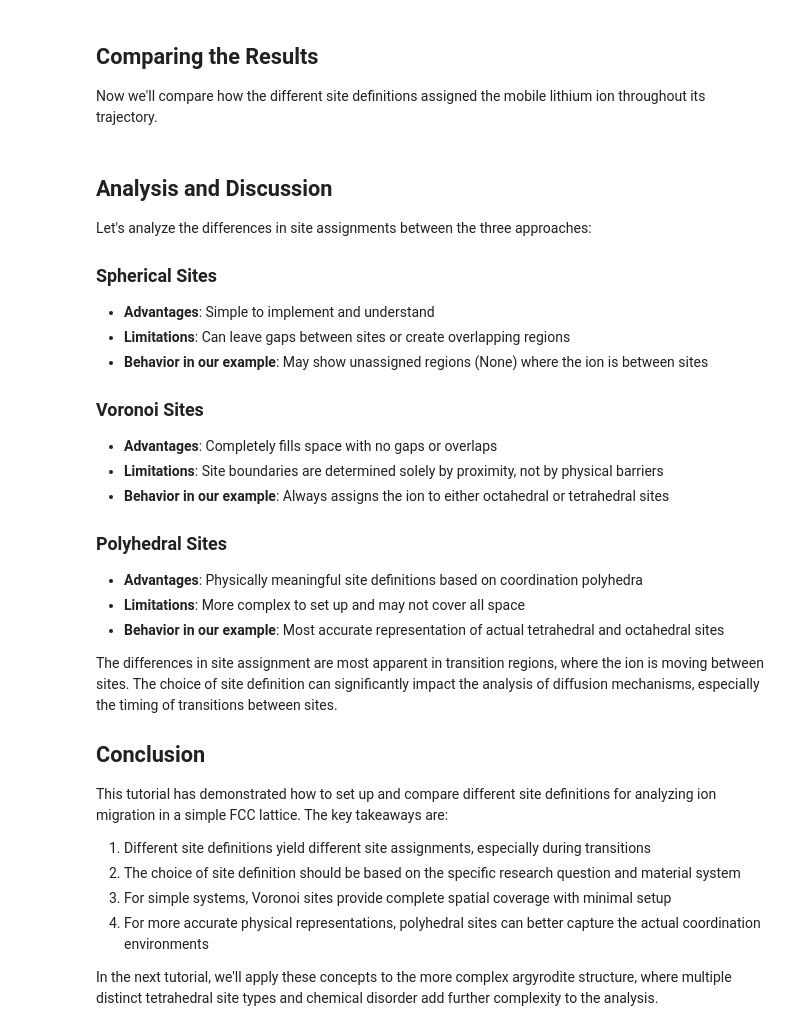
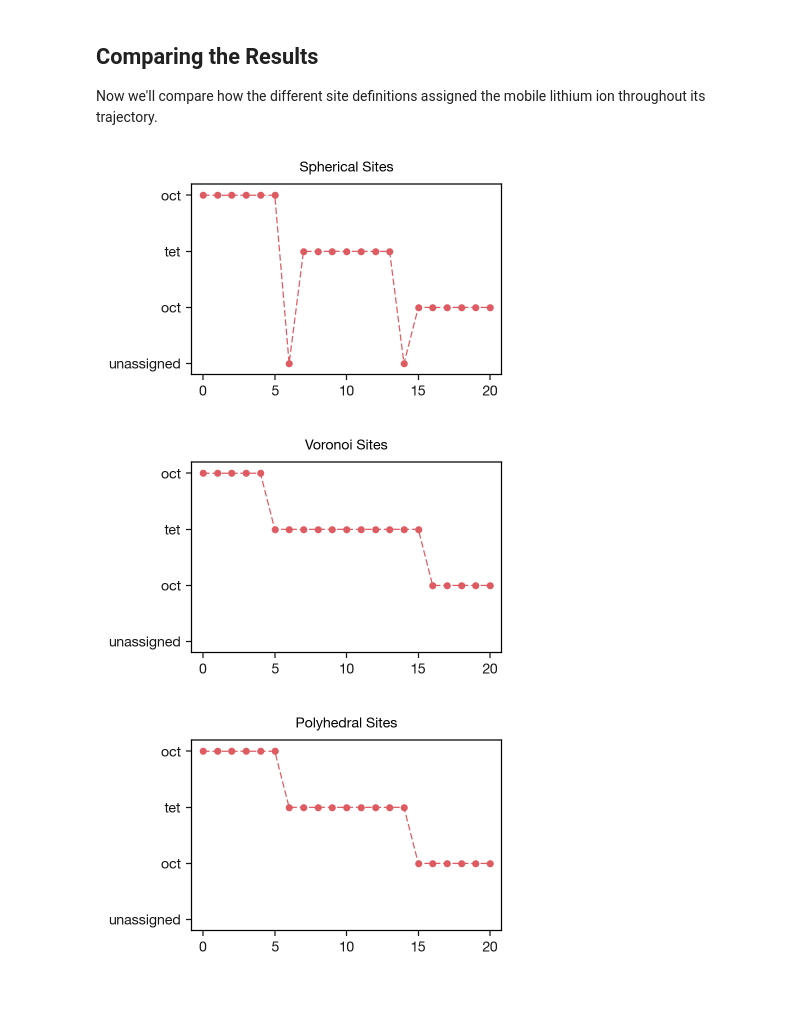
Before and after one commit to bjmorgan/site-analysis, a Jupyter notebook: docs/source/tutorials/simple_fcc_example.ipynb, the cells around one changed output. Drawn from its saved outputs; the diff is of its cells as text; code cells hidden in the pictures; blank space fills up the shorter version.

Commit message:
Working on fcc tutorial

```diff
--- a/docs/source/tutorials/simple_fcc_example.ipynb
+++ b/docs/source/tutorials/simple_fcc_example.ipynb
@@ -21,8 +21,11 @@ import numpy as np
 import matplotlib.pyplot as plt
 from pymatgen.core import Lattice, Structure, DummySpecies
 from site_analysis import TrajectoryBuilder
-import matplotlib.gridspec as gridspec
-from matplotlib.ticker import MaxNLocator
+
+import matplotlib.pyplot as plt
+from figure_formatting import figure_formatting as ff
+ff.set_formatting()
+%config InlineBackend.figure_format='retina'
 # %% [markdown]
 ## Creating a FCC Lattice
 
@@ -387,32 +235,25 @@ plot_site_assignments(
-# %% [markdown]
-## Analysis and Discussion
-
-Let's analyze the differences in site assignments between the three approaches:
-
-### Spherical Sites
-- **Advantages**: Simple to implement and understand
-- **Limitations**: Can leave gaps between sites or create overlapping regions
-- **Behavior in our example**: May show unassigned regions (None) where the ion is between sites
-
-### Voronoi Sites
-- **Advantages**: Completely fills space with no gaps or overlaps
-- **Limitations**: Site boundaries are determined solely by proximity, not by physical barriers
-- **Behavior in our example**: Always assigns the ion to either octahedral or tetrahedral sites
-
-### Polyhedral Sites
-- **Advantages**: Physically meaningful site definitions based on coordination polyhedra
-- **Limitations**: More complex to set up and may not cover all space
-- **Behavior in our example**: Most accurate representation of actual tetrahedral and octahedral sites
-
-The differences in site assignment are most apparent in transition regions, where the ion is moving between sites. The choice of site definition can significantly impact the analysis of diffusion mechanisms, especially the timing of transitions between sites.
-
-## Conclusion
-
-This tutorial has demonstrated how to set up and compare different site definitions for analyzing ion migration in a simple FCC lattice. The key takeaways are:
-
-1. Different site definitions yield different site assignments, especially during transitions
-2. The choice of site definition should be based on the specific research question and material system
-3. For simple systems, Voronoi sites provide complete spatial coverage with minimal setup
-4. For more accurate physical representations, polyhedral sites can better capture the actual coordination environments
-
-In the next tutorial, we'll apply these concepts to the more complex argyrodite structure, where multiple distinct tetrahedral site types and chemical disorder add further complexity to the analysis.
+# %%
+# we have the same site indices in all three analyses so we can use any
+# of these to map from site indices to site type
+site_types = {i: trajectory.sites[i].label for i in set(polyhedral_trajectory)}
+site_index = {17: 1,
+              283: 2,
+              70: 3,
+              None: 0}
+
+trajectories = {'Spherical Sites': spherical_trajectory,
+                'Voronoi Sites': voronoi_trajectory,
+                'Polyhedral Sites': polyhedral_trajectory}
+
+for title, traj in trajectories.items():
+    plt.plot([site_index[i] for i in traj], 'o--', markersize=3, color=ff.tableauP['red'])
+    plt.yticks([0,1,2,3], ['unassigned', 'oct', 'tet', 'oct'])
+    plt.xticks(list(range(0, 21,5)))
+    plt.ylim(-0.2, 3.2)
+    plt.xlim(-0.8, 20.8)
+    plt.title(title, loc='center')
+    plt.show()
+# %% [output]
+[figure, added]
+[figure, added]
+[figure, added]
```
Also changed, not shown: parts of 10 cells of this notebook, 1 other file.
